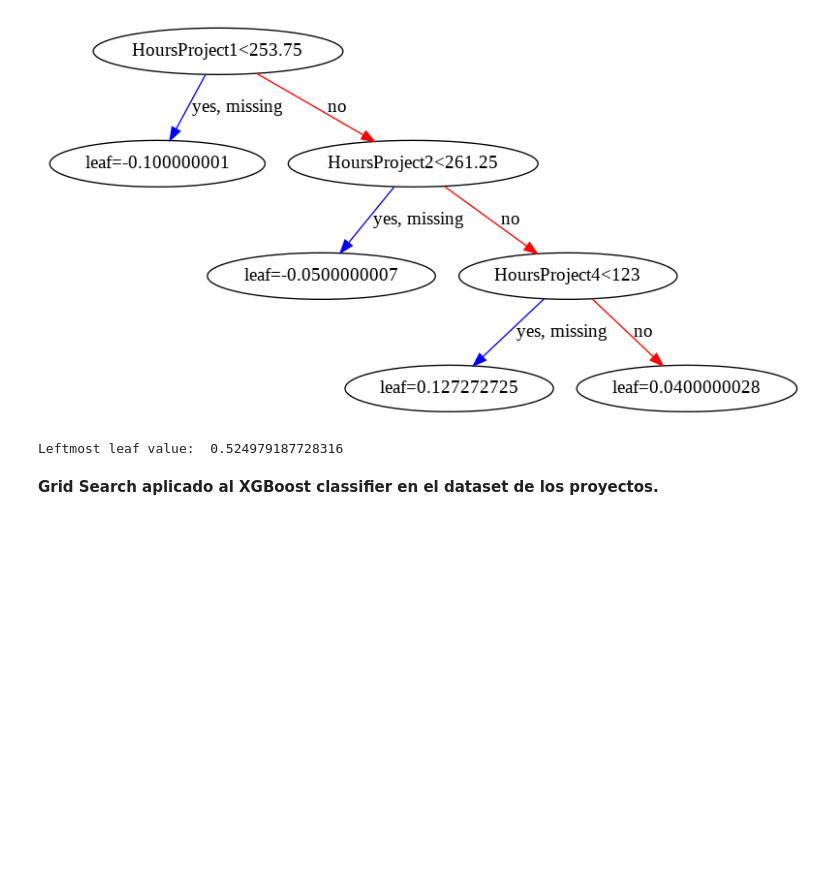
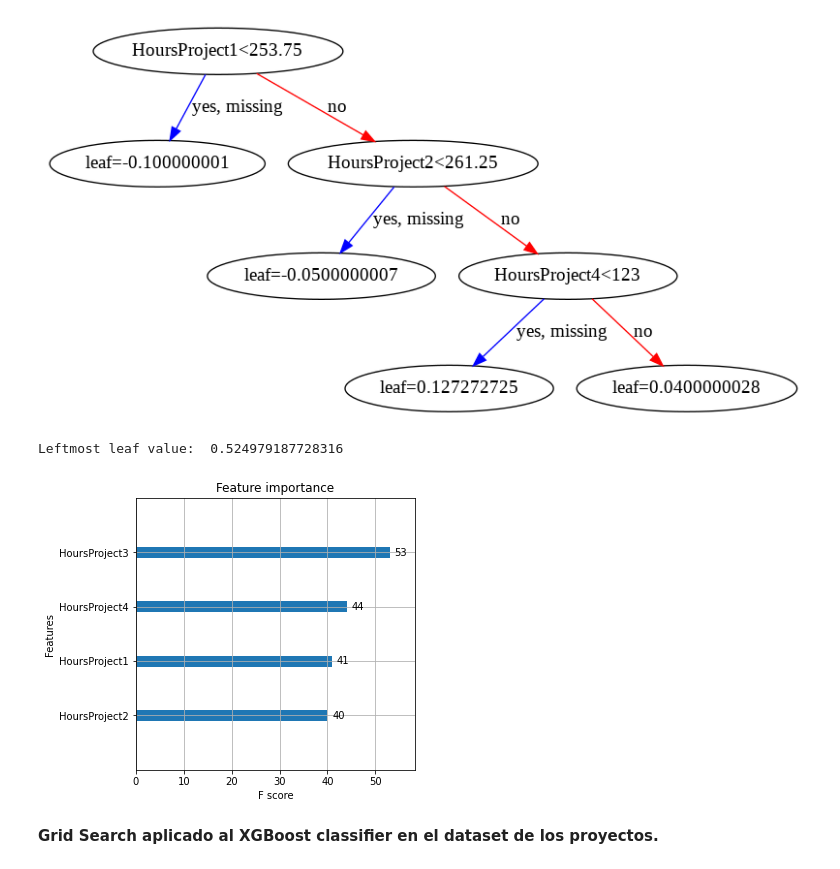
Before and after one commit to GuillermoCervera/TFM-Big-Data-y-Ciencia-de-Datos, a Jupyter notebook: TFM.ipynb, the cells around one changed output. Saved outputs shown, nothing was run; the diff lists cells and outputs as text; code cells hidden in the pictures; blank space fills up the shorter version.

```diff
--- a/TFM.ipynb
+++ b/TFM.ipynb
@@ -1988,6 +2011,12 @@ model.get_booster().dump_model('xgb_model1.txt', with_stats=True)
 #with open('xgb_model1.txt', 'r') as f:
 #    txt_model = f.read()
 #print(txt_model)
+# %%
+plt.rcParams['figure.figsize'] = [5,5]
+plot_importance(model)
+plt.show()
+# %% [output]
+[figure, added]
 # %% [markdown]
 **Grid Search aplicado al XGBoost classifier en el dataset de los proyectos.**
 # %%
```
Also changed, not shown: parts of 8 cells of this notebook.
